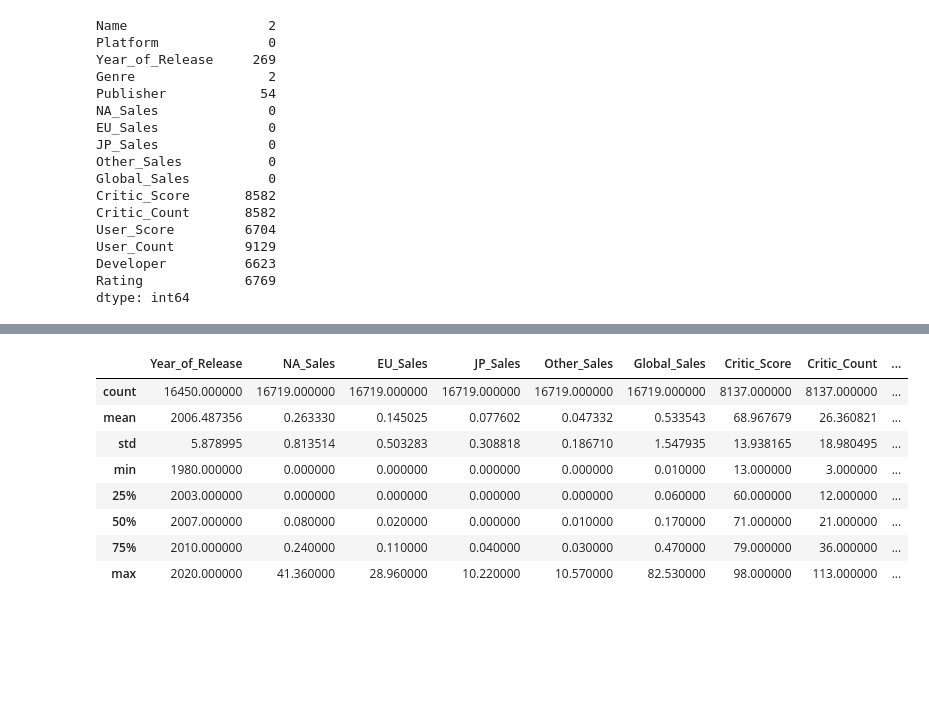
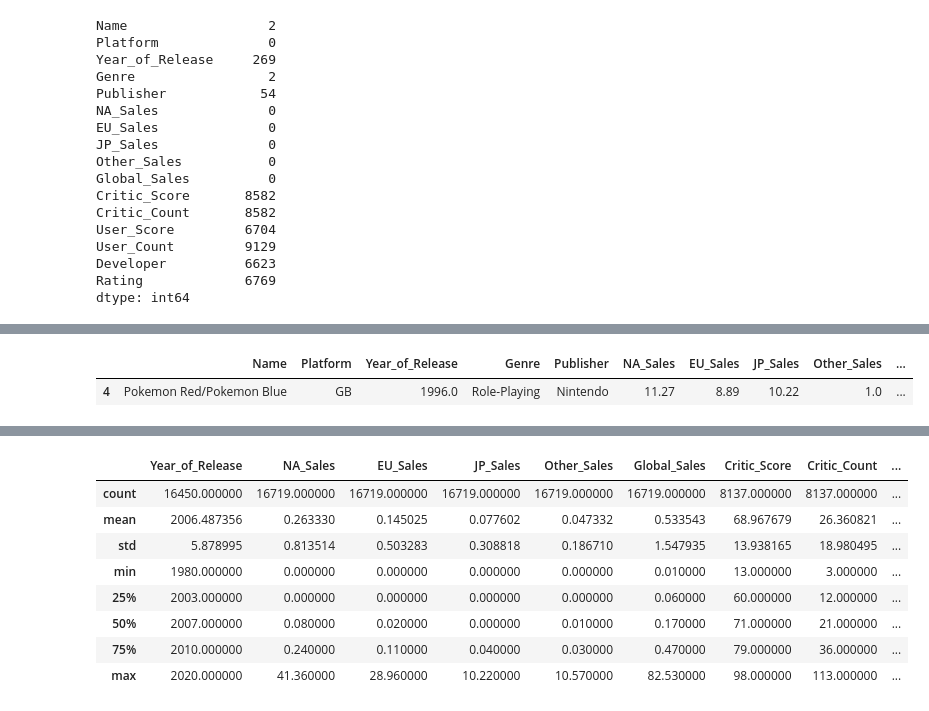
Before and after one commit to Shhhpoulpe/cours-de-python, a Jupyter notebook: Machine Learning/vente_jeux.ipynb, the cells around one changed output, grey strips where cells are left out. Saved outputs shown, nothing was run; the diff lists cells and outputs as text; code cells hidden in the pictures; blank space fills up the shorter version.

```diff
--- a/Machine Learning/vente_jeux.ipynb
+++ b/Machine Learning/vente_jeux.ipynb
@@ -38,0 +49,5 @@ dtype: int64
+# %%
+ventes[ventes['JP_Sales']==ventes['JP_Sales'].max()]
+# %% [output]
+|  | Name | Platform | Year_of_Release | Genre | Publisher | NA_Sales | EU_Sales | JP_Sales | Other_Sales | ... |
+| 4 | Pokemon Red/Pokemon Blue | GB | 1996.0 | Role-Playing | Nintendo | 11.27 | 8.89 | 10.22 | 1.0 | ... |
```
Also changed, not shown: parts of 4 cells of this notebook.
